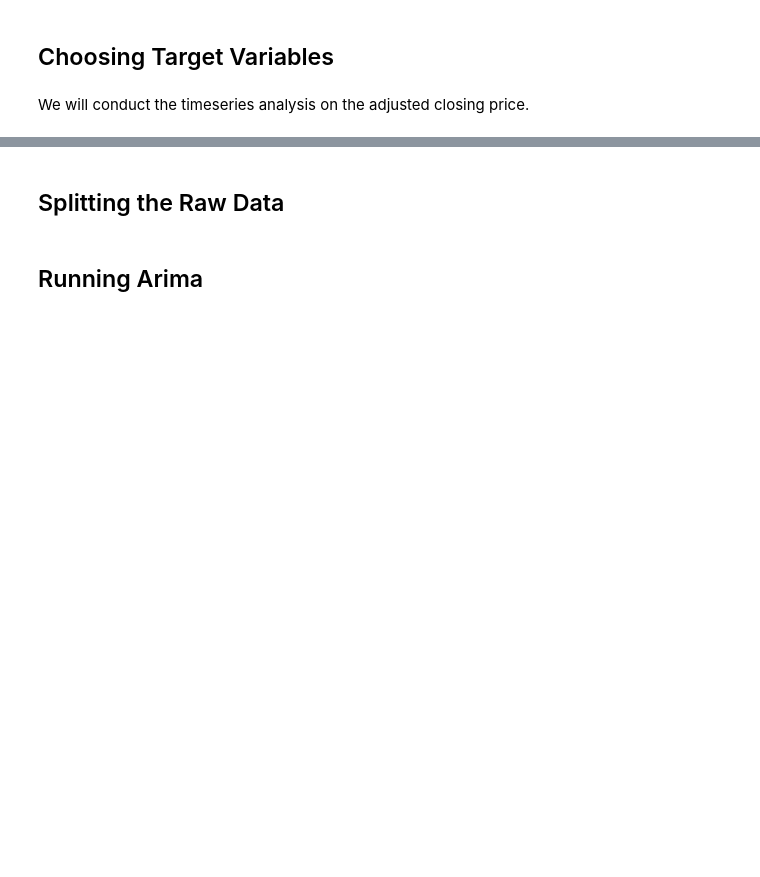
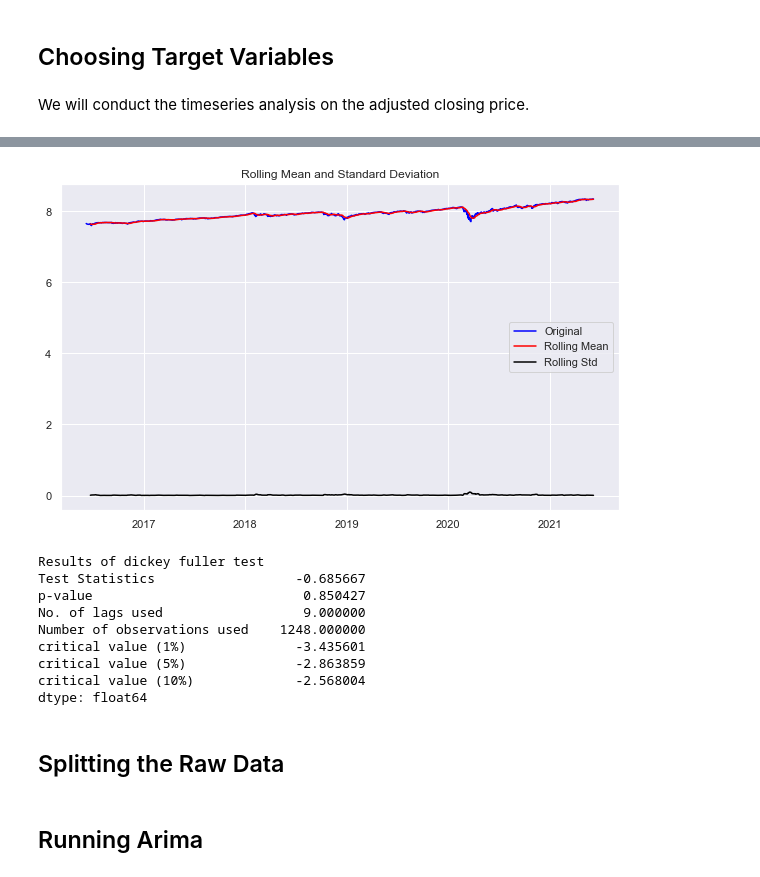
Before and after one commit to edologgerbird/SP500-forecast, a Jupyter notebook: SP500-forecasting.ipynb, the cells around one changed output, grey strips where cells are left out. Cells and saved outputs as stored; diff of their text form; code cells hidden in the pictures; blank space fills up the shorter version.

```diff
--- a/SP500-forecasting.ipynb
+++ b/SP500-forecasting.ipynb
@@ -273,3 +305,28 @@ fig.set_size_inches(16, 9)
+# %%
+from pylab import rcParams
+rcParams['figure.figsize'] = 10, 6
+df_log = np.log(df_close)
+# moving_avg = df_log.rolling(12).mean()
+# std_dev = df_log.rolling(12).std()
+# plt.legend(loc='best')
+# plt.title('Moving Average')
+# plt.plot(std_dev, color ="black", label = "Standard Deviation")
+# plt.plot(moving_avg, color="red", label = "Mean")
+# plt.legend()
+# plt.show()
+
+test_stationarity(df_log)
+# %% [output]
+[figure, added]
+Results of dickey fuller test
+Test Statistics                  -0.685667
+p-value                           0.850427
+No. of lags used                  9.000000
+Number of observations used    1248.000000
+critical value (1%)              -3.435601
+critical value (5%)              -2.863859
+critical value (10%)             -2.568004
+dtype: float64
 # %% [markdown]
 ## Splitting the Raw Data
 # %% [markdown]
```
Also changed, not shown: parts of 10 cells of this notebook, 1 other file.
